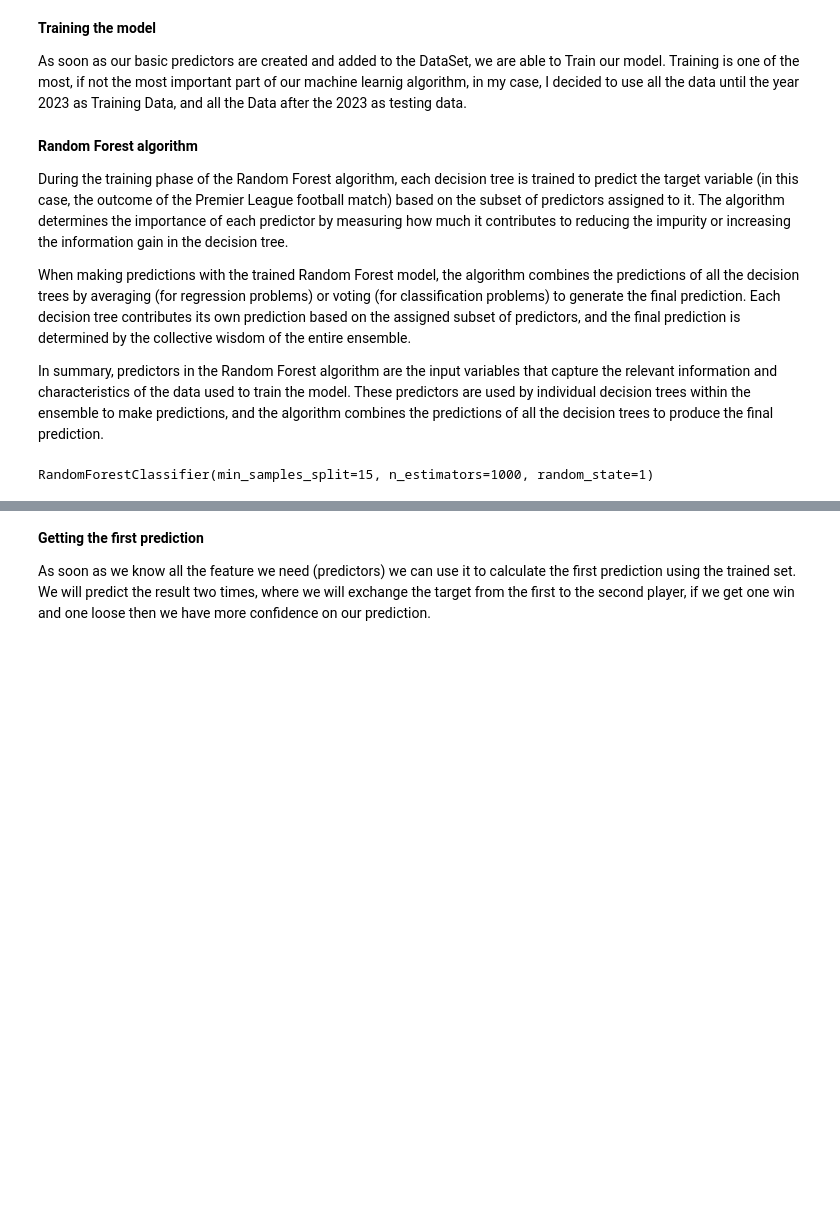
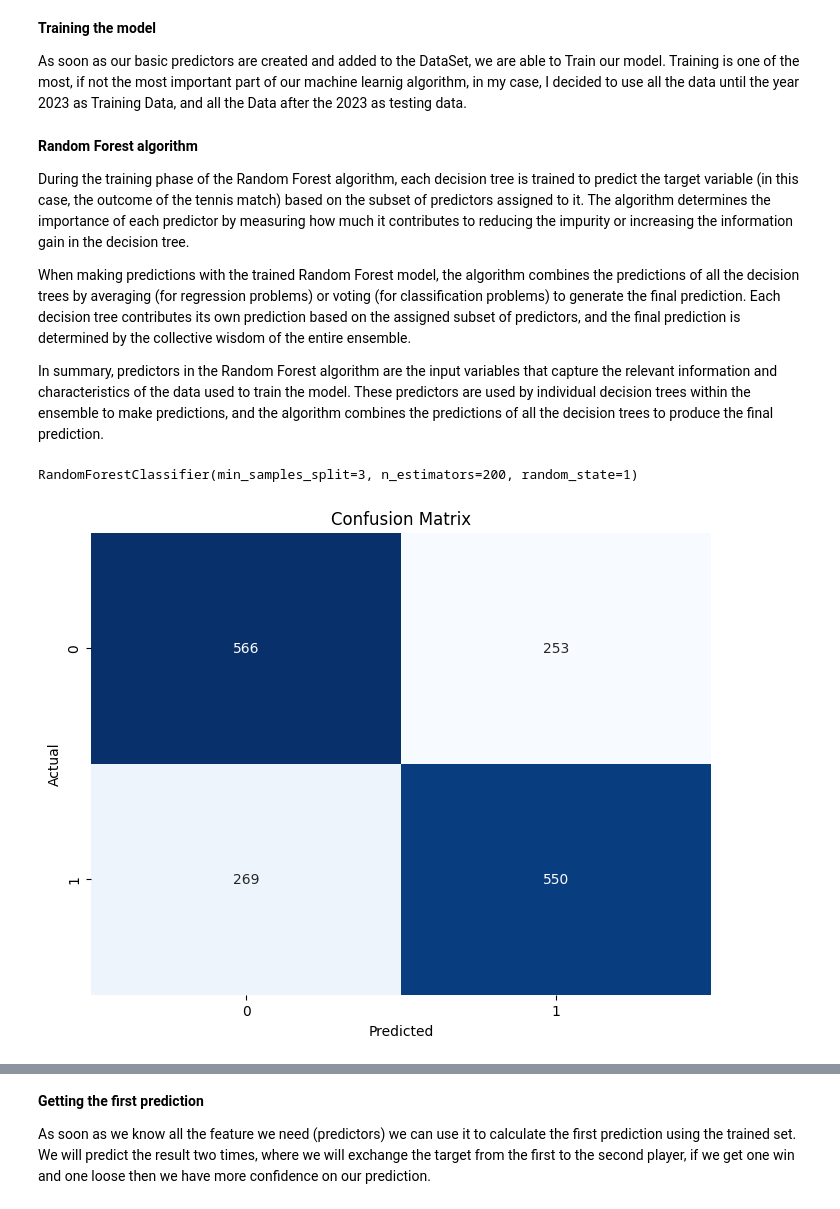
Before and after one commit to SabaHao/Tennis-RandomForest, a Jupyter notebook: my-tennis-randomforest.ipynb, the cells around one changed output, grey strips where cells are left out. Drawn from its saved outputs; the diff is of its cells as text; code cells hidden in the pictures; blank space fills up the shorter version.

Commit message:
Kaggle Notebook | My Tennis RandomForest | Version 9

```diff
--- a/my-tennis-randomforest.ipynb
+++ b/my-tennis-randomforest.ipynb
@@ -119,7 +123,7 @@ As soon as our basic predictors are created and added to the DataSet, we are abl
 # %% [markdown]
 **Random Forest algorithm**
 
-During the training phase of the Random Forest algorithm, each decision tree is trained to predict the target variable (in this case, the outcome of the Premier League football match) based on the subset of predictors assigned to it. The algorithm determines the importance of each predictor by measuring how much it contributes to reducing the impurity or increasing the information gain in the decision tree.
+During the training phase of the Random Forest algorithm, each decision tree is trained to predict the target variable (in this case, the outcome of the tennis match) based on the subset of predictors assigned to it. The algorithm determines the importance of each predictor by measuring how much it contributes to reducing the impurity or increasing the information gain in the decision tree.
 
 When making predictions with the trained Random Forest model, the algorithm combines the predictions of all the decision trees by averaging (for regression problems) or voting (for classification problems) to generate the final prediction. Each decision tree contributes its own prediction based on the assigned subset of predictors, and the final prediction is determined by the collective wisdom of the entire ensemble.
 
@@ -128,7 +132,7 @@ In summary, predictors in the Random Forest algorithm are the input variables th
 # Training the machine learning model
 from sklearn.ensemble import RandomForestClassifier
 
-rf = RandomForestClassifier(n_estimators = 1000, min_samples_split = 15, random_state = 1)
+rf = RandomForestClassifier(n_estimators = 200, min_samples_split = 3, random_state = 1)
 
 # Divide the dataset into train and test sections
 conditionDate = matches['date'] > '2005-01-01'
@@ -136,7 +140,7 @@ conditionDate2 = matches['date'] < '2023-10-29'
 combinedCondition = conditionDate & conditionDate2
 train = matches[combinedCondition]
 
-test = matches[matches["date"] > '2023-6-01']
+test = matches[matches["date"] > '2023-10-29']
 
 # A list of all the prdictors
 predictors = ["playerCode", "opponentCode", "Rank_1", "Rank_2", "Pts_1", "Pts_2", "Odd_1", "Odd_2"]
@@ -144,4 +148,21 @@ predictors = ["playerCode", "opponentCode", "Rank_1", "Rank_2", "Pts_1", "Pts_2"
 # Fit the random forest model, fitting the predictors and trying to predict the target
 rf.fit(train[predictors], train["target"])
 # %% [output]
-RandomForestClassifier(min_samples_split=15, n_estimators=1000, random_state=1)
+RandomForestClassifier(min_samples_split=3, n_estimators=200, random_state=1)
+# %%
+prediction = rf.predict(test[predictors])
+
+import matplotlib.pyplot as plt
+import seaborn as sns
+from sklearn.metrics import confusion_matrix
+
+cm = confusion_matrix(test['target'], prediction)
+
+plt.figure(figsize=(8, 6))
+sns.heatmap(cm, annot=True, fmt='d', cmap='Blues', cbar=False)
+plt.xlabel('Predicted')
+plt.ylabel('Actual')
+plt.title('Confusion Matrix')
+plt.show()
+# %% [output]
+[figure, added]
```
Also changed, not shown: parts of 15 cells of this notebook.
